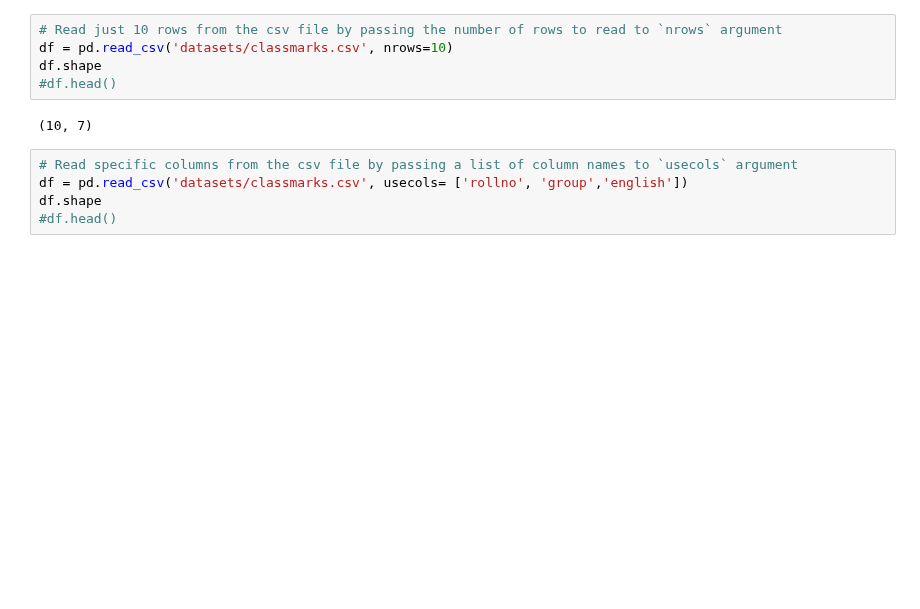
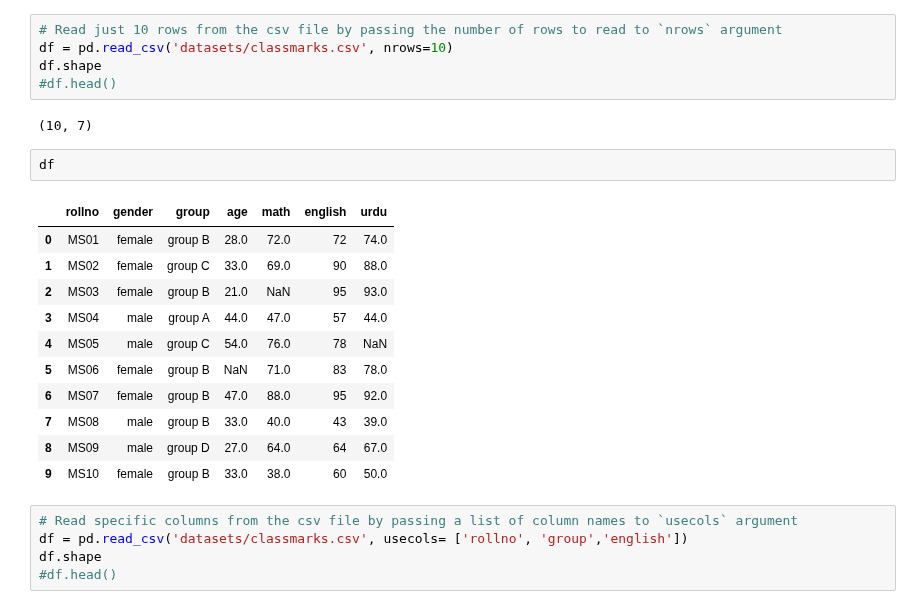
Before and after one commit to tayyabsarfraz/Introduction-to-Data-Analyst-and-Data-Science, a Jupyter notebook: Module no 02- Python for Data Scientists/02 - Pandas for Data Scientists/Lec-2.13(Pandas-04-IO-with-CSV-EXCEL-and-JSON-Files).ipynb, the cells around one changed output. Saved outputs shown, nothing was run; the diff lists cells and outputs as text; blank space fills up the shorter version.

```diff
--- a/Module no 02- Python for Data Scientists/02 - Pandas for Data Scientists/Lec-2.13(Pandas-04-IO-with-CSV-EXCEL-and-JSON-Files).ipynb
+++ b/Module no 02- Python for Data Scientists/02 - Pandas for Data Scientists/Lec-2.13(Pandas-04-IO-with-CSV-EXCEL-and-JSON-Files).ipynb
@@ -326,6 +337,20 @@ df.shape
 #df.head()
 # %% [output]
 (10, 7)
+# %%
+df
+# %% [output]
+|  | rollno | gender | group | age | math | english | urdu |
+| 0 | MS01 | female | group B | 28.0 | 72.0 | 72 | 74.0 |
+| 1 | MS02 | female | group C | 33.0 | 69.0 | 90 | 88.0 |
+| 2 | MS03 | female | group B | 21.0 | NaN | 95 | 93.0 |
+| 3 | MS04 | male | group A | 44.0 | 47.0 | 57 | 44.0 |
+| 4 | MS05 | male | group C | 54.0 | 76.0 | 78 | NaN |
+| 5 | MS06 | female | group B | NaN | 71.0 | 83 | 78.0 |
+| 6 | MS07 | female | group B | 47.0 | 88.0 | 95 | 92.0 |
+| 7 | MS08 | male | group B | 33.0 | 40.0 | 43 | 39.0 |
+| 8 | MS09 | male | group D | 27.0 | 64.0 | 64 | 67.0 |
+| 9 | MS10 | female | group B | 33.0 | 38.0 | 60 | 50.0 |
 # %%
 # Read specific columns from the csv file by passing a list of column names to `usecols` argument
 df = pd.read_csv('datasets/classmarks.csv', usecols= ['rollno', 'group','english'])
```
Also changed, not shown: parts of 15 cells of this notebook, 8 other files.
